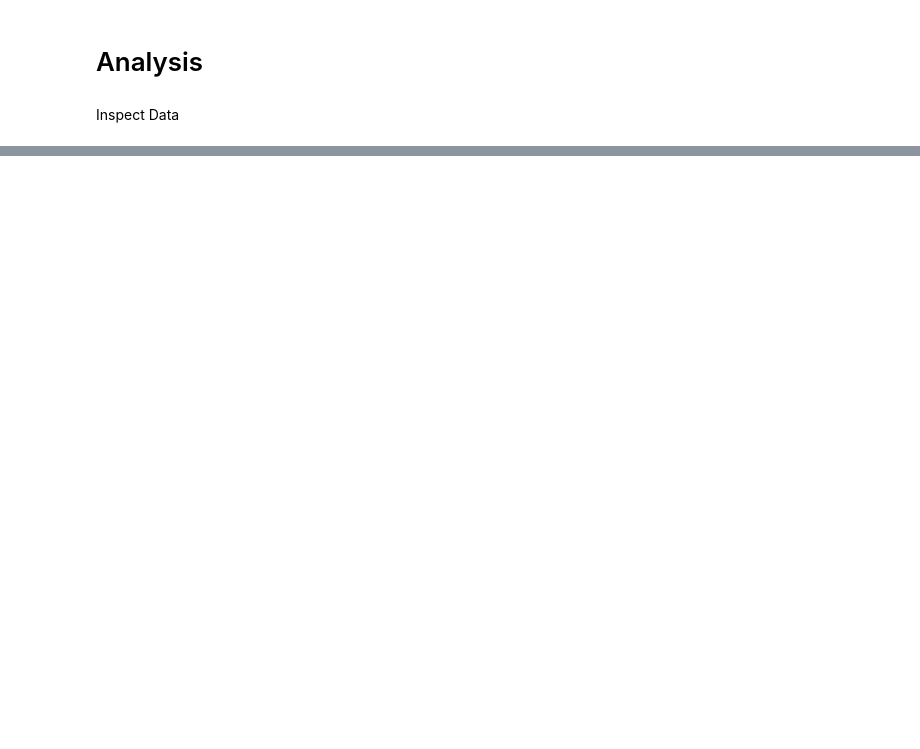
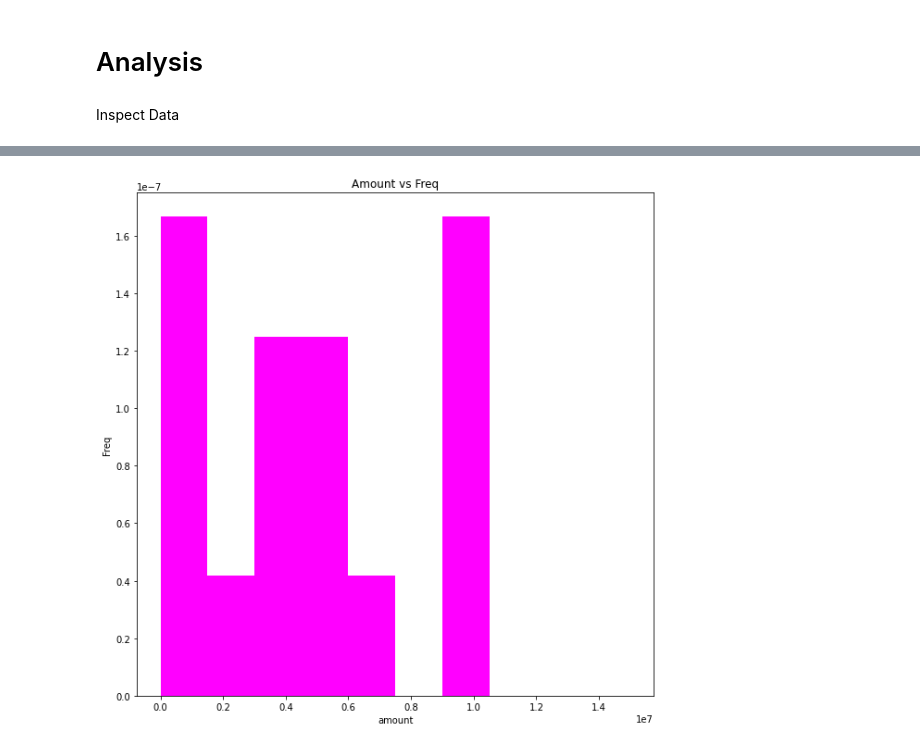
Before and after one commit to mrevanishere/fraud-analysis, a Jupyter notebook: py/analysis.ipynb, the cells around one changed output, grey strips where cells are left out. Drawn from its saved outputs; the diff is of its cells as text; code cells hidden in the pictures; blank space fills up the shorter version.

```diff
--- a/py/analysis.ipynb
+++ b/py/analysis.ipynb
@@ -56,0 +112,10 @@ Length:  6362620
+# %%
+# Amount hist for Flagged
+# rsample.plot(x='amount', y='isFlaggedFraud', kind="hist")
+fig3, ax3 = plt.subplots(figsize=(10, 10)) # width, height
+ax3.hist(flagged_rows.amount, bins=10, range=[0, 15000000], density=True, cumulative=False, color="Magenta")
+ax3.set(xlabel='amount', ylabel='Freq', title='Amount vs Freq')
+#ax.set_xlim([0, 20000000])
+fig3.savefig('AmountDistFlagged.png')
+# %% [output]
+[figure, added]
```
Also changed, not shown: parts of 41 cells of this notebook, 10 other files.
